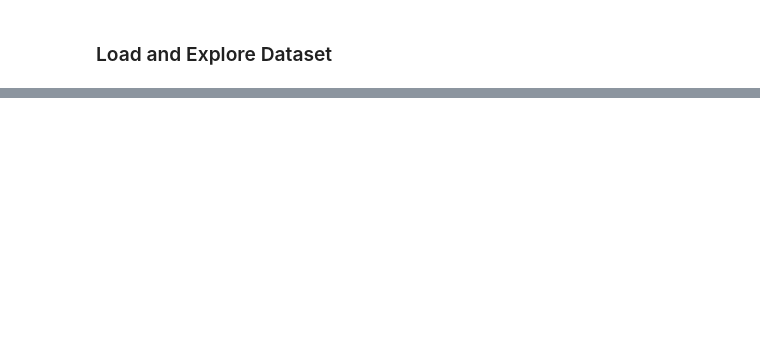
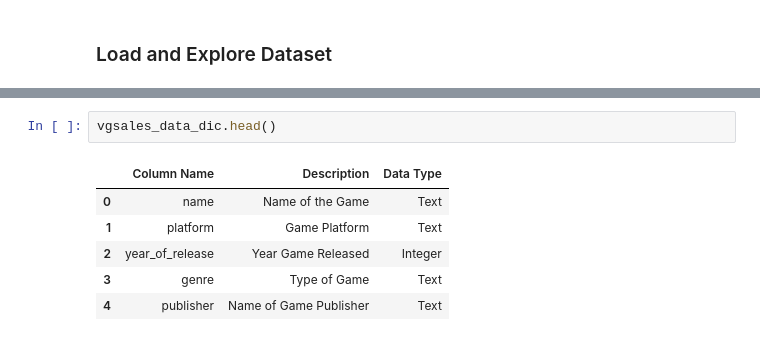
Before and after one commit to eleanorbucke21/ca1_DATA_VISUALISATION, a Jupyter notebook: DataVisualisationCA.ipynb, the cells around one changed output, grey strips where cells are left out. Drawn from its saved outputs; the diff is of its cells as text; blank space fills up the shorter version.

```diff
--- a/DataVisualisationCA.ipynb
+++ b/DataVisualisationCA.ipynb
@@ -29,0 +112,9 @@ o	Data Visualizations
+# %%
+vgsales_data_dic.head()
+# %% [output]
+|  | Column Name | Description | Data Type |
+| 0 | name | Name of the Game | Text |
+| 1 | platform | Game Platform | Text |
+| 2 | year_of_release | Year Game Released | Integer |
+| 3 | genre | Type of Game | Text |
+| 4 | publisher | Name of Game Publisher | Text |
```
Also changed, not shown: parts of 10 cells of this notebook.
